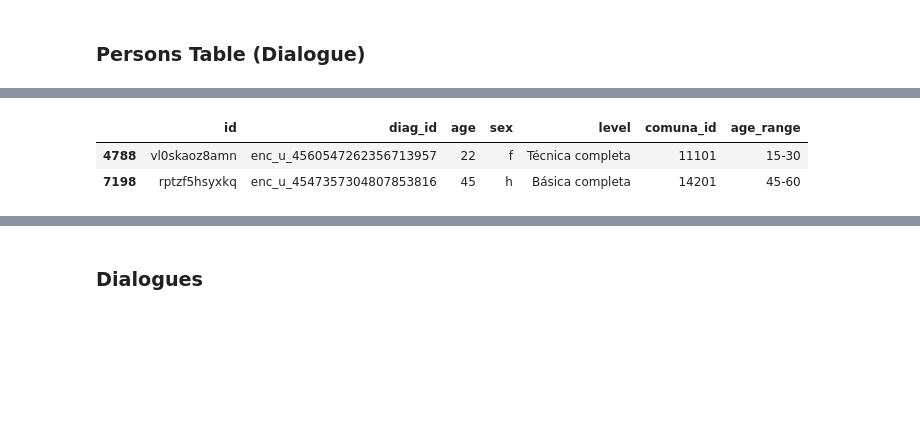
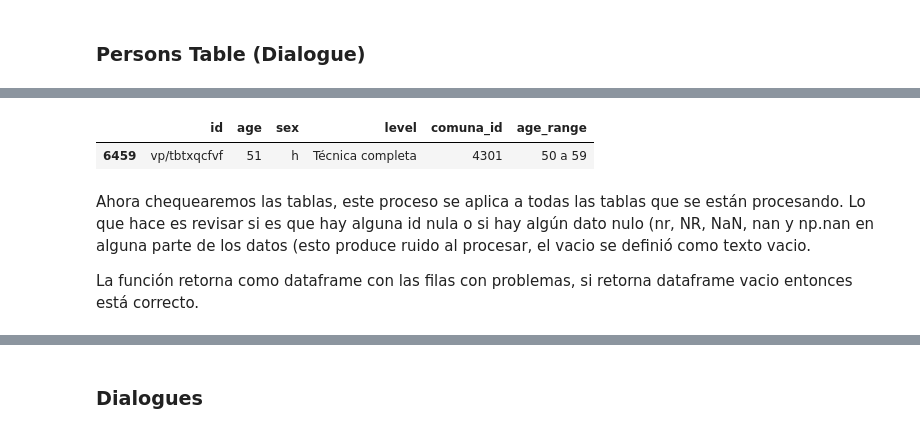
Before and after one commit to ECQQ/preprocessing, a Jupyter notebook: Pipeline.ipynb, the cells around one changed output, grey strips where cells are left out. Cells and saved outputs as stored; diff of their text form; code cells hidden in the pictures; blank space fills up the shorter version.

```diff
--- a/Pipeline.ipynb
+++ b/Pipeline.ipynb
@@ -66,6 +68,9 @@ Wall time: 3min 10s
 # %%
-persons_table.sample(2)
+persons_table.sample()
 # %% [output]
-|  | id | diag_id | age | sex | level | comuna_id | age_range |
-| 4788 | vl0skaoz8amn | enc_u_4560547262356713957 | 22 | f | Técnica completa | 11101 | 15-30 |
-| 7198 | rptzf5hsyxkq | enc_u_4547357304807853816 | 45 | h | Básica completa | 14201 | 45-60 |
+|  | id | age | sex | level | comuna_id | age_range |
+| 6459 | vp/tbtxqcfvf | 51 | h | Técnica completa | 4301 | 50 a 59 |
+# %% [markdown]
+Ahora chequearemos las tablas, este proceso se aplica a todas las tablas que se están procesando. Lo que hace es revisar si es que hay alguna id nula o si hay algún dato nulo (nr, NR, NaN, nan y np.nan en alguna parte de los datos (esto produce ruido al procesar, el vacio se definió como texto vacio.
+
+La función retorna como dataframe con las filas con problemas, si retorna dataframe vacio entonces está correcto.
```
Also changed, not shown: parts of 48 cells of this notebook, 30 other files.
